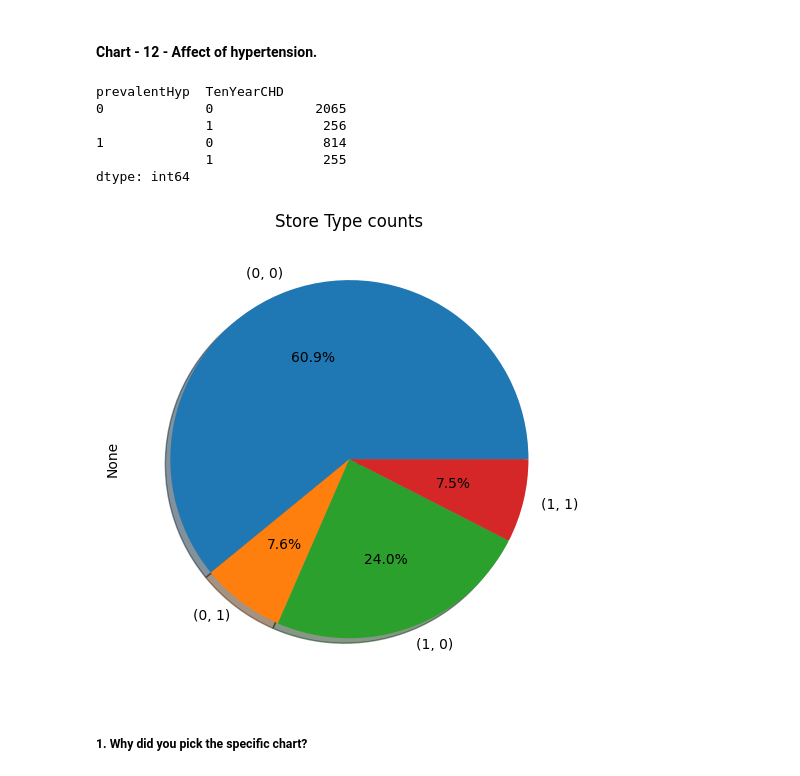
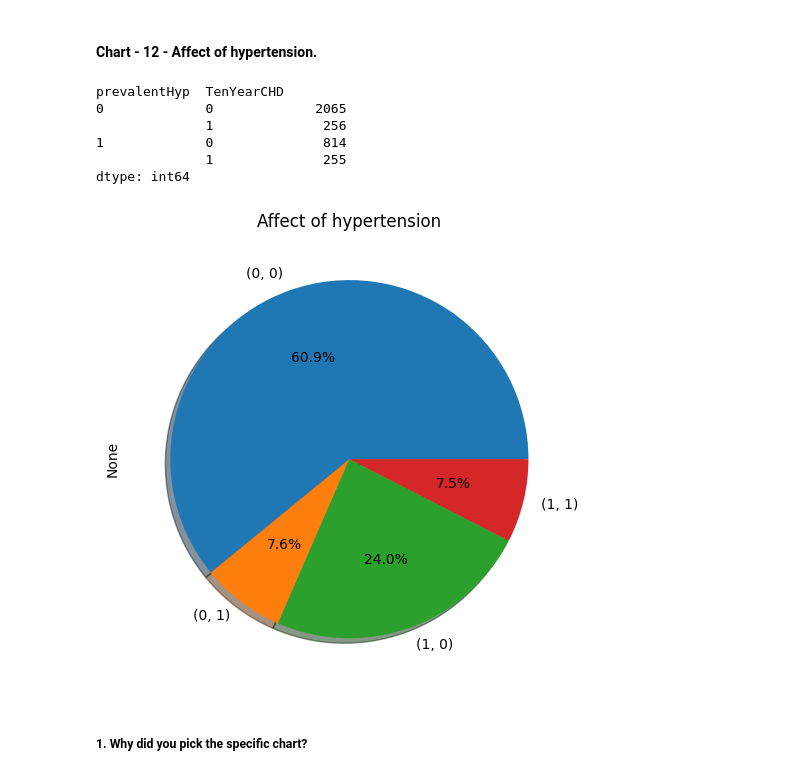
Before and after one commit to Rajat-Sri/Capstone-3-Cardiovascular-Risk-Prediction, a Jupyter notebook: Cardiovascular_Risk_Prediction.ipynb, the cells around one changed output. Saved outputs shown, nothing was run; the diff lists cells and outputs as text; code cells hidden in the pictures.

```diff
--- a/Cardiovascular_Risk_Prediction.ipynb
+++ b/Cardiovascular_Risk_Prediction.ipynb
@@ -724,21 +726,21 @@ Are there any insights that lead to negative growth? Justify with specific reaso
 # %%
 # Chart - 12 visualization code
 # Analysing the dataset
 
 plot_12 = newdf.groupby(['prevalentHyp', 'TenYearCHD']).size()
 print(plot_12)
 
 #Visualizing using pie chart
-plot_12.plot.pie(title='Store Type counts', figsize=(10,5), autopct='%1.1f%%', shadow=True)
+plot_12.plot.pie(title='Affect of hypertension', figsize=(10,5), autopct='%1.1f%%', shadow=True)
 plt.show()
 # %% [output]
 prevalentHyp  TenYearCHD
 0             0             2065
               1              256
 1             0              814
               1              255
 dtype: int64
-[figure, old version]
+[figure, new version]
 # %% [markdown]
 ##### 1. Why did you pick the specific chart?
 # %% [markdown]
```
Also changed, not shown: parts of 42 cells of this notebook.
